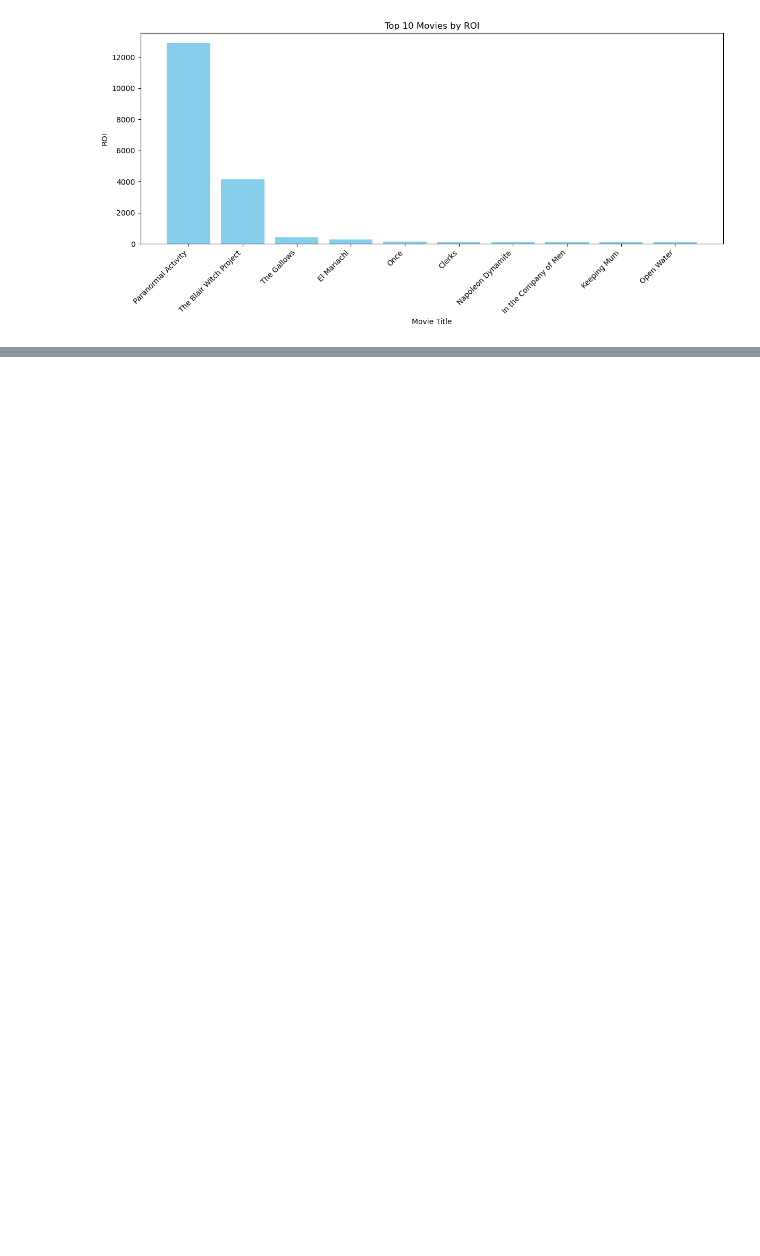
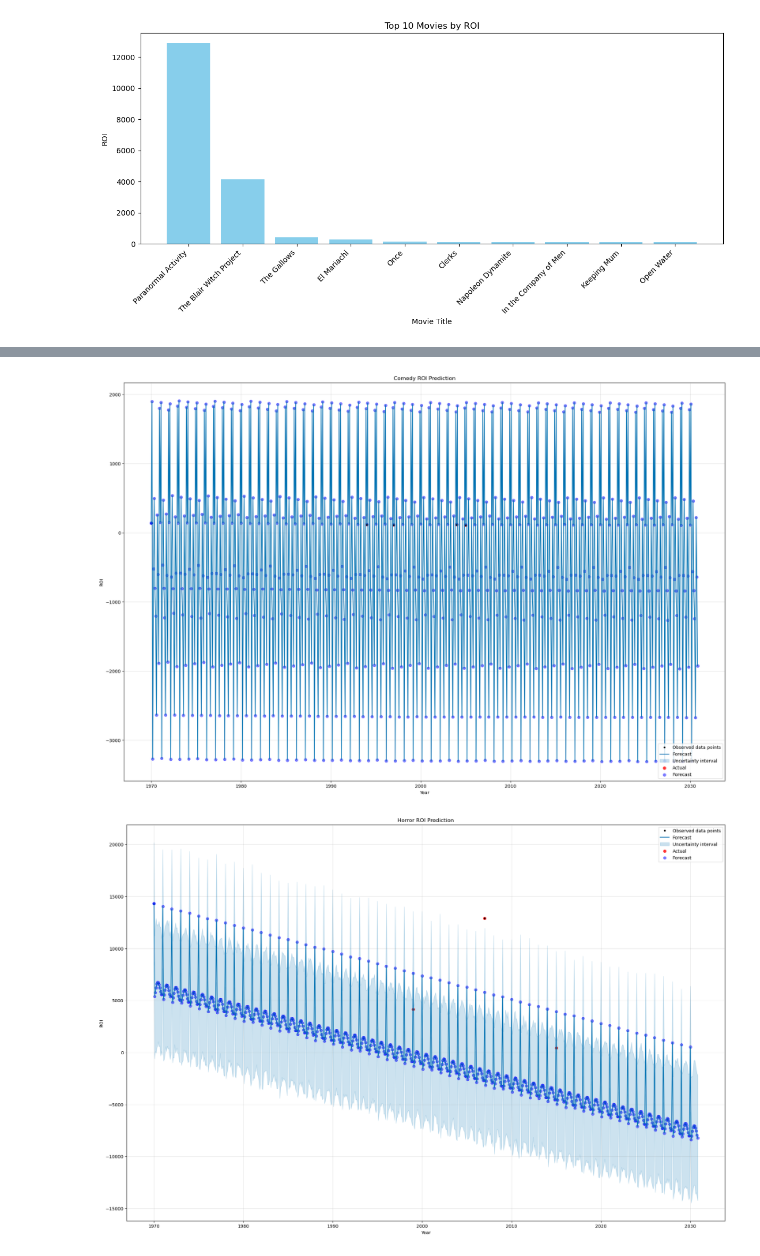
Before and after one commit to eliza0101/Project-1, a Jupyter notebook: main_movies_ey.ipynb, the cells around one changed output, grey strips where cells are left out. Cells and saved outputs as stored; diff of their text form; code cells hidden in the pictures; blank space fills up the shorter version.

```diff
--- a/main_movies_ey.ipynb
+++ b/main_movies_ey.ipynb
@@ -257,3 +274,9 @@ See the caveats in the documentation: https://pandas.pydata.org/pandas-docs/stab
 # Data for Release Date was incomplete, was not able to capture data
 # %%
 # Prediction: ROI of horror and comedy over time
+# %%
+# Filter data for Horror and Comedy genres
+top_roi_movies_comedy = top_roi_movies[top_roi_movies['genre'] == 'Comedy']
+top_roi_movies_horror = top_roi_movies[top_roi_movies['genre'] == 'Horror']
+
+top_roi_movies_comedy
@@ -259,0 +289,9 @@ See the caveats in the documentation: https://pandas.pydata.org/pandas-docs/stab
+# %%
+# Prepare data for Prophet
+def prepare_prophet_data(top_roi_movies, genre):
+    top_roi_movies_prophet = top_roi_movies[['year', 'ROI']].rename(columns={'year': 'ds', 'ROI': 'y'})
+    top_roi_movies_prophet['genre'] = genre
+    return top_roi_movies_prophet
+
+top_roi_movies_comedy_prophet = prepare_prophet_data(top_roi_movies_comedy, 'Comedy')
+top_roi_movies_horror_prophet = prepare_prophet_data(top_roi_movies_horror, 'Horror')
@@ -259,0 +305,11 @@ See the caveats in the documentation: https://pandas.pydata.org/pandas-docs/stab
+# %%
+# Fit the Prophet model
+def fit_prophet(top_roi_movies):
+    model = Prophet()
+    model.fit(top_roi_movies)
+    future = model.make_future_dataframe(periods=365 * 2, freq='M')
+    forecast = model.predict(future)
+    return model, forecast
+
+model_comedy, forecast_comedy = fit_prophet(top_roi_movies_comedy_prophet)
+model_horror, forecast_horror = fit_prophet(top_roi_movies_horror_prophet)
@@ -260,2 +321,21 @@ See the caveats in the documentation: https://pandas.pydata.org/pandas-docs/stab
+# %%
+# Plot for results
+def plot_forecast(model, forecast, title):
+    fig, ax = plt.subplots(figsize=(24, 16))
+    model.plot(forecast, ax=ax)
+# Change the color of the data points
+    ax.scatter(model.history['ds'], model.history['y'], color='red', label='Actual', alpha=0.8)
+    ax.scatter(forecast['ds'], forecast['yhat'], color='blue', label='Forecast', alpha=0.5)
+    ax.set_title(title)
+    ax.set_xlabel('Year')
+    ax.set_ylabel('ROI')
+    ax.legend()
+    plt.show()
+
+plot_forecast(model_comedy, forecast_comedy, 'Comedy ROI Prediction')
+plot_forecast(model_horror, forecast_horror, 'Horror ROI Prediction')
+# %% [output]
+[figure, added]
+[figure, added]
 # %%
 # Recommendation: For maximizing viewership, action films are the most popular choice. However, for achieving the highest ROI, consider producing horror or comedy films.
```
Also changed, not shown: parts of 10 cells of this notebook, 1 other file.
